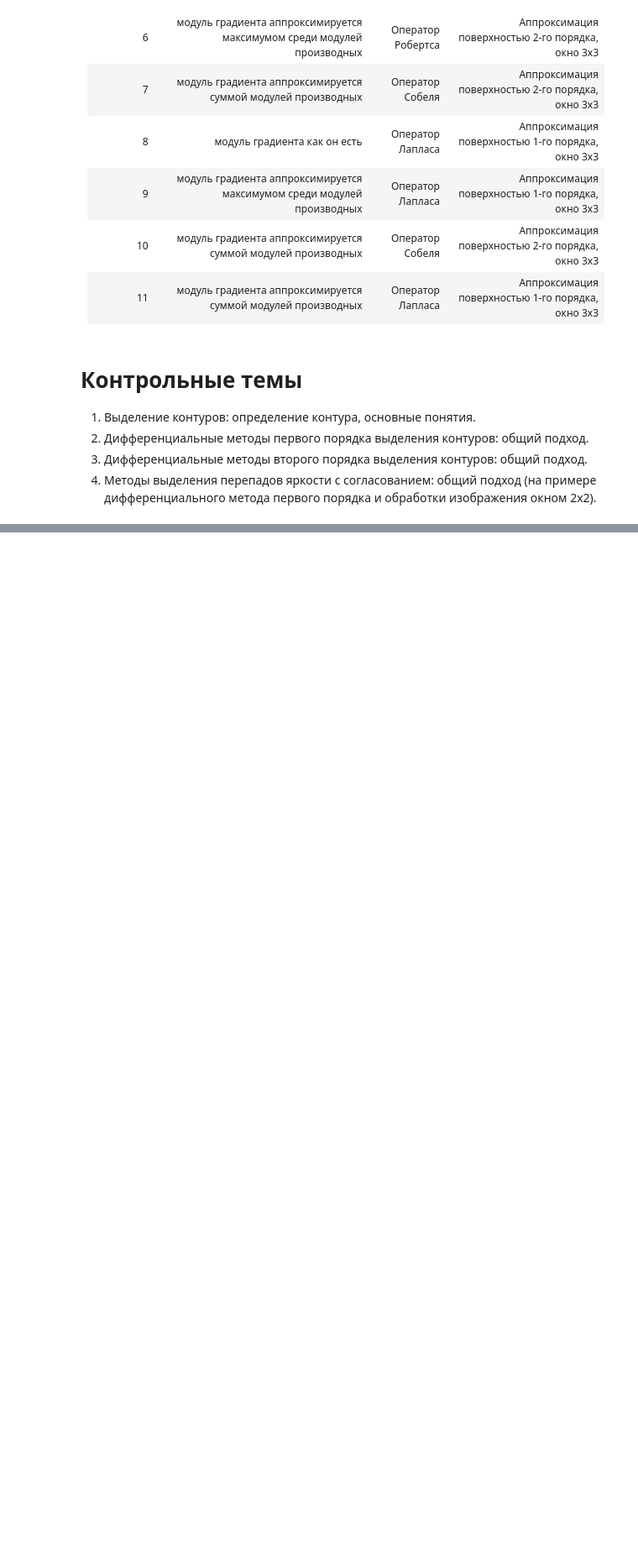
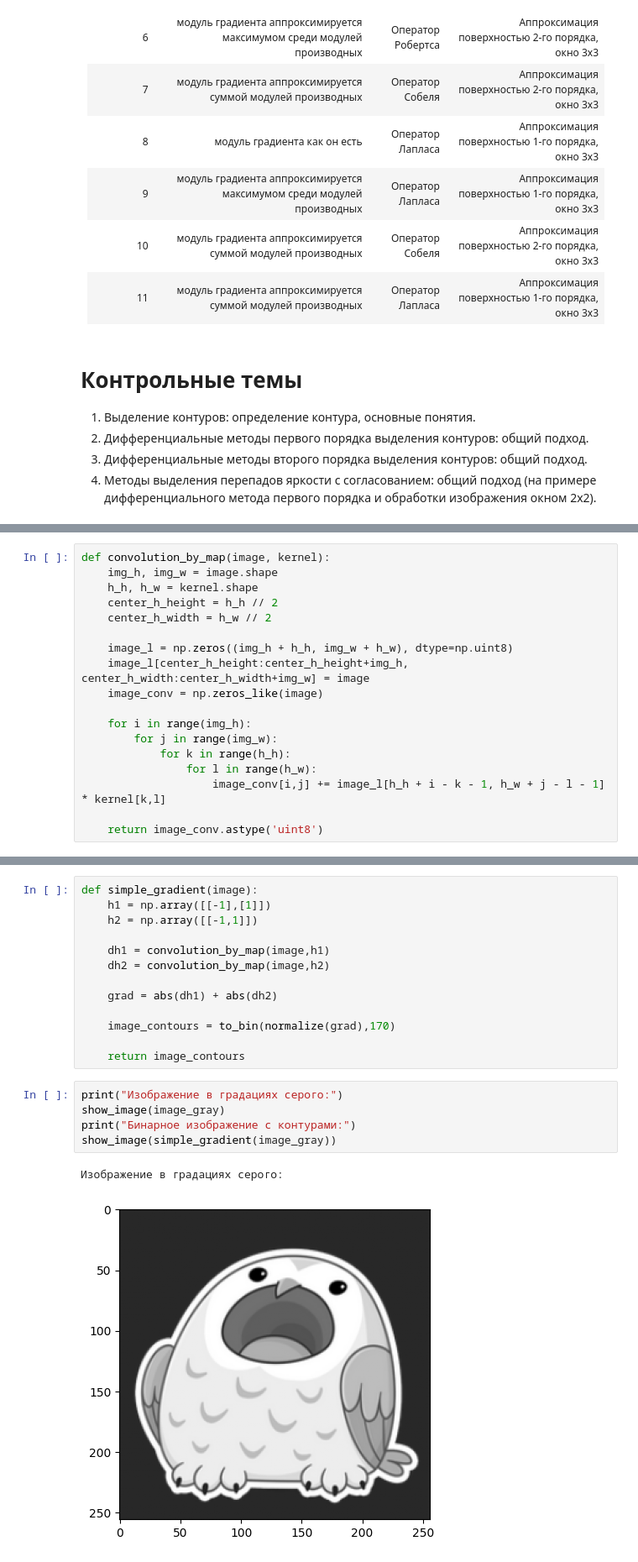
Before and after one commit to Televerso/TSOI_lab4, a Jupyter notebook: ТЦОИ_ЛР4.ipynb, the cells around one changed output, grey strips where cells are left out. Shown at 84% size. Saved outputs shown, nothing was run; the diff lists cells and outputs as text; blank space fills up the shorter version.

```diff
--- a/ТЦОИ_ЛР4.ipynb
+++ b/ТЦОИ_ЛР4.ipynb
@@ -60,0 +103,18 @@
+# %%
+def convolution_by_map(image, kernel):
+    img_h, img_w = image.shape
+    h_h, h_w = kernel.shape
+    center_h_height = h_h // 2
+    center_h_width = h_w // 2
+
+    image_l = np.zeros((img_h + h_h, img_w + h_w), dtype=np.uint8)
+    image_l[center_h_height:center_h_height+img_h, center_h_width:center_h_width+img_w] = image
+    image_conv = np.zeros_like(image)
+
+    for i in range(img_h):
+        for j in range(img_w):
+            for k in range(h_h):
+                for l in range(h_w):
+                    image_conv[i,j] += image_l[h_h + i - k - 1, h_w + j - l - 1] * kernel[k,l]
+
+    return image_conv.astype('uint8')
@@ -60,0 +128,21 @@
+# %%
+def simple_gradient(image):
+    h1 = np.array([[-1],[1]])
+    h2 = np.array([[-1,1]])
+
+    dh1 = convolution_by_map(image,h1)
+    dh2 = convolution_by_map(image,h2)
+
+    grad = abs(dh1) + abs(dh2)
+
+    image_contours = to_bin(normalize(grad),170)
+
+    return image_contours
+# %%
+print("Изображение в градациях серого:")
+show_image(image_gray)
+print("Бинарное изображение с контурами:")
+show_image(simple_gradient(image_gray))
+# %% [output]
+Изображение в градациях серого:
+[figure, added]
```
Also changed, not shown: parts of 12 cells of this notebook, 2 other files.
